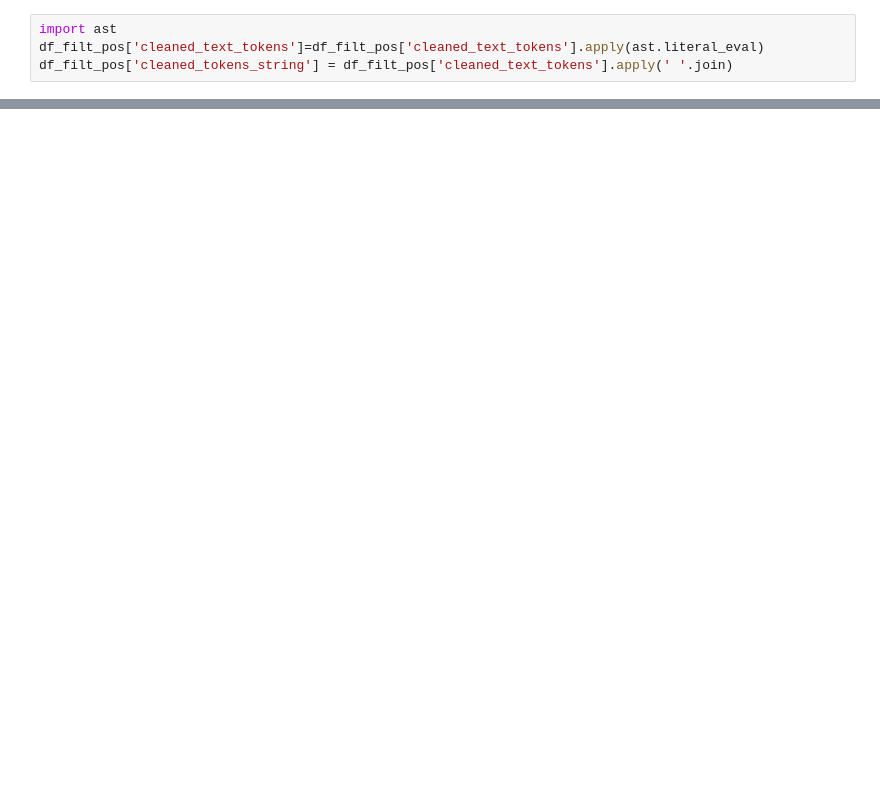
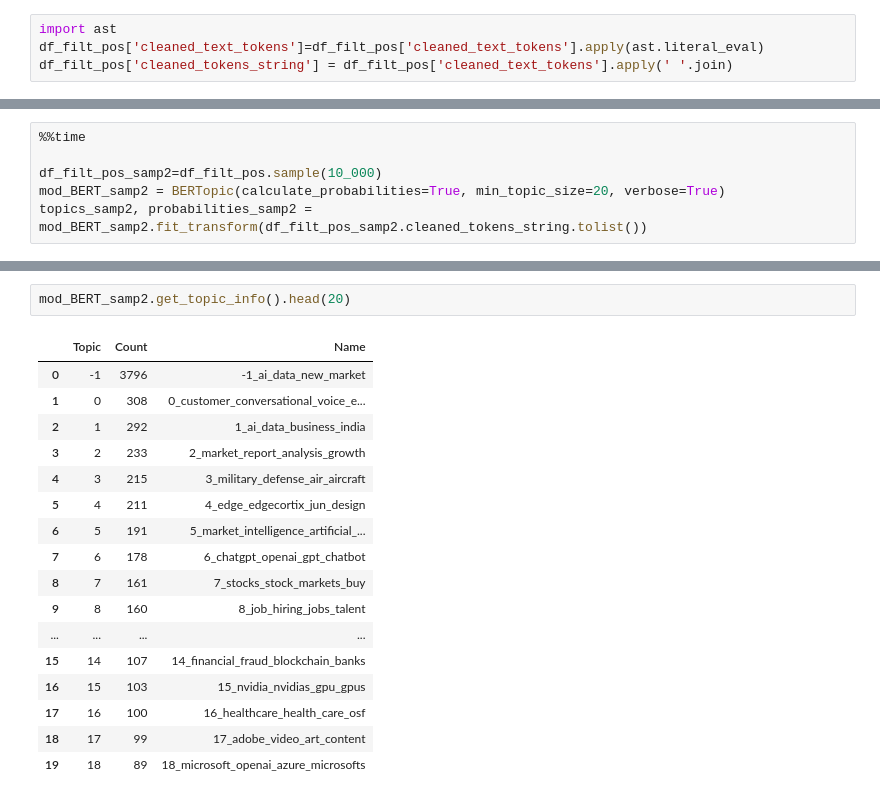
Before and after one commit to kshitij-mittal/Impact_Analysis_GenAI, a Jupyter notebook: 071_BERT_Topic.ipynb, the cells around one changed output, grey strips where cells are left out. Cells and saved outputs as stored; diff of their text form; blank space fills up the shorter version.

Commit message:
Bert topic modeling - 05/23

```diff
--- a/071_BERT_Topic.ipynb
+++ b/071_BERT_Topic.ipynb
@@ -91,0 +143,6 @@ mod_BERT.visualize_distribution(probabilities[0])
+# %%
+%%time
+
+df_filt_pos_samp2=df_filt_pos.sample(10_000)
+mod_BERT_samp2 = BERTopic(calculate_probabilities=True, min_topic_size=20, verbose=True)
+topics_samp2, probabilities_samp2 = mod_BERT_samp2.fit_transform(df_filt_pos_samp2.cleaned_tokens_string.tolist())
@@ -91,0 +155,20 @@ mod_BERT.visualize_distribution(probabilities[0])
+# %%
+mod_BERT_samp2.get_topic_info().head(20)
+# %% [output]
+|  | Topic | Count | Name |
+| 0 | -1 | 3796 | -1_ai_data_new_market |
+| 1 | 0 | 308 | 0_customer_conversational_voice_e... |
+| 2 | 1 | 292 | 1_ai_data_business_india |
+| 3 | 2 | 233 | 2_market_report_analysis_growth |
+| 4 | 3 | 215 | 3_military_defense_air_aircraft |
+| 5 | 4 | 211 | 4_edge_edgecortix_jun_design |
+| 6 | 5 | 191 | 5_market_intelligence_artificial_... |
+| 7 | 6 | 178 | 6_chatgpt_openai_gpt_chatbot |
+| 8 | 7 | 161 | 7_stocks_stock_markets_buy |
+| 9 | 8 | 160 | 8_job_hiring_jobs_talent |
+| ... | ... | ... | ... |
+| 15 | 14 | 107 | 14_financial_fraud_blockchain_banks |
+| 16 | 15 | 103 | 15_nvidia_nvidias_gpu_gpus |
+| 17 | 16 | 100 | 16_healthcare_health_care_osf |
+| 18 | 17 | 99 | 17_adobe_video_art_content |
+| 19 | 18 | 89 | 18_microsoft_openai_azure_microsofts |
```
Also changed, not shown: parts of 34 cells of this notebook.
